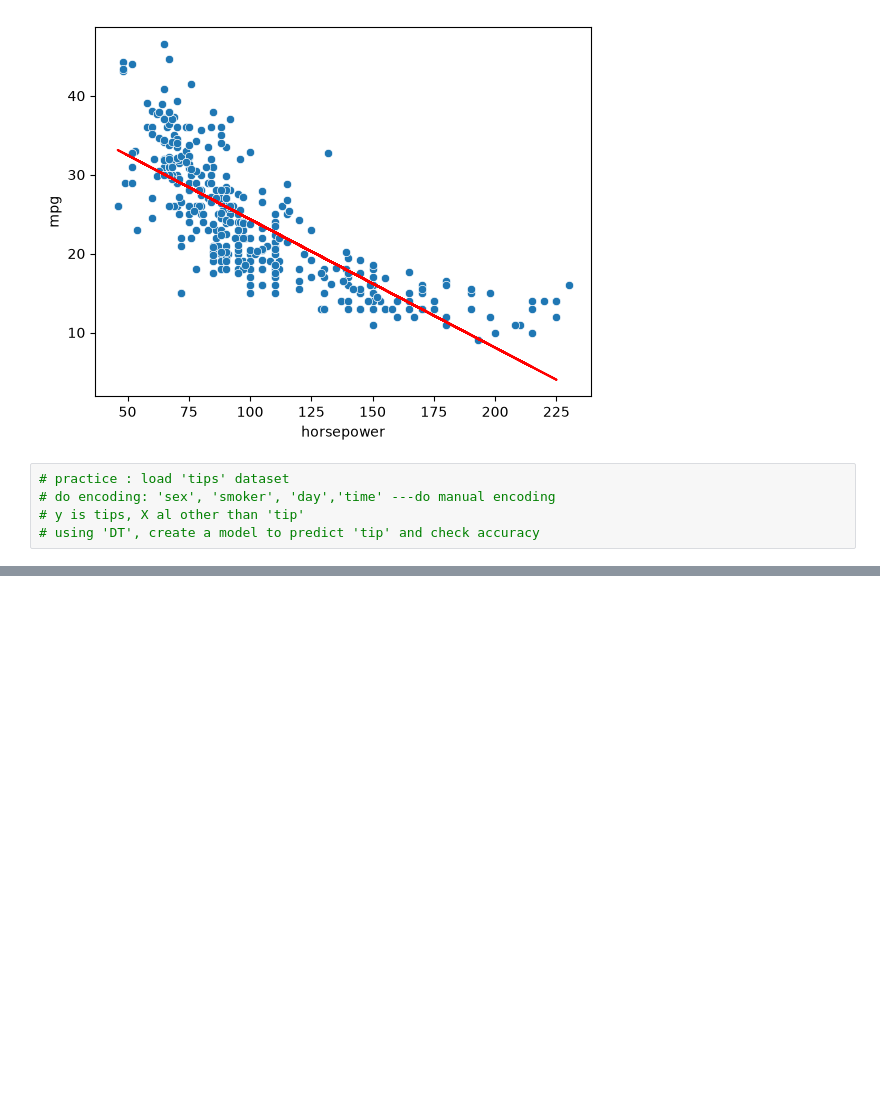
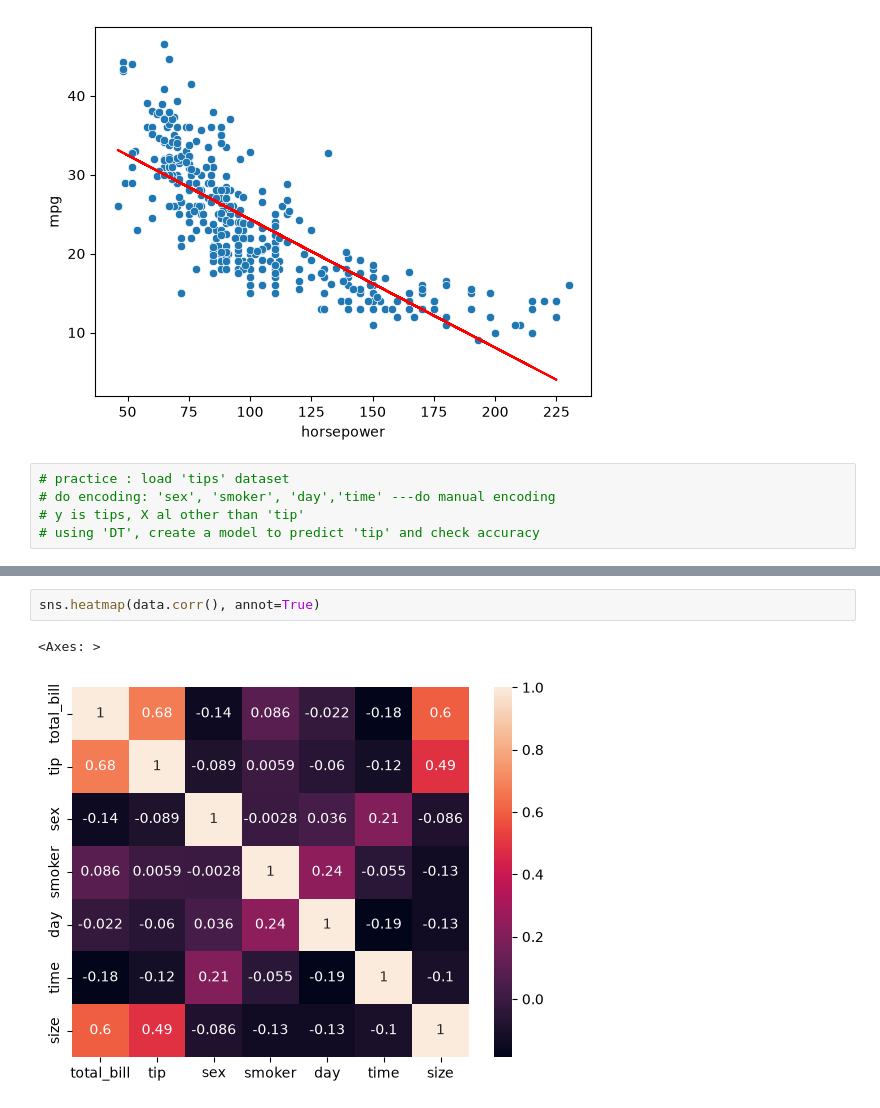
Before and after one commit to lakpalama7/data_science, a Jupyter notebook: data science/Regression Learning.ipynb, the cells around one changed output, grey strips where cells are left out. Drawn from its saved outputs; the diff is of its cells as text; blank space fills up the shorter version.

```diff
--- a/data science/Regression Learning.ipynb
+++ b/data science/Regression Learning.ipynb
@@ -346,0 +539,5 @@ plt.plot(X_test,y_pred, color='red')
+# %%
+sns.heatmap(data.corr(), annot=True)
+# %% [output]
+<Axes: >
+[figure, added]
```
Also changed, not shown: parts of 30 cells of this notebook, 1 other file.
